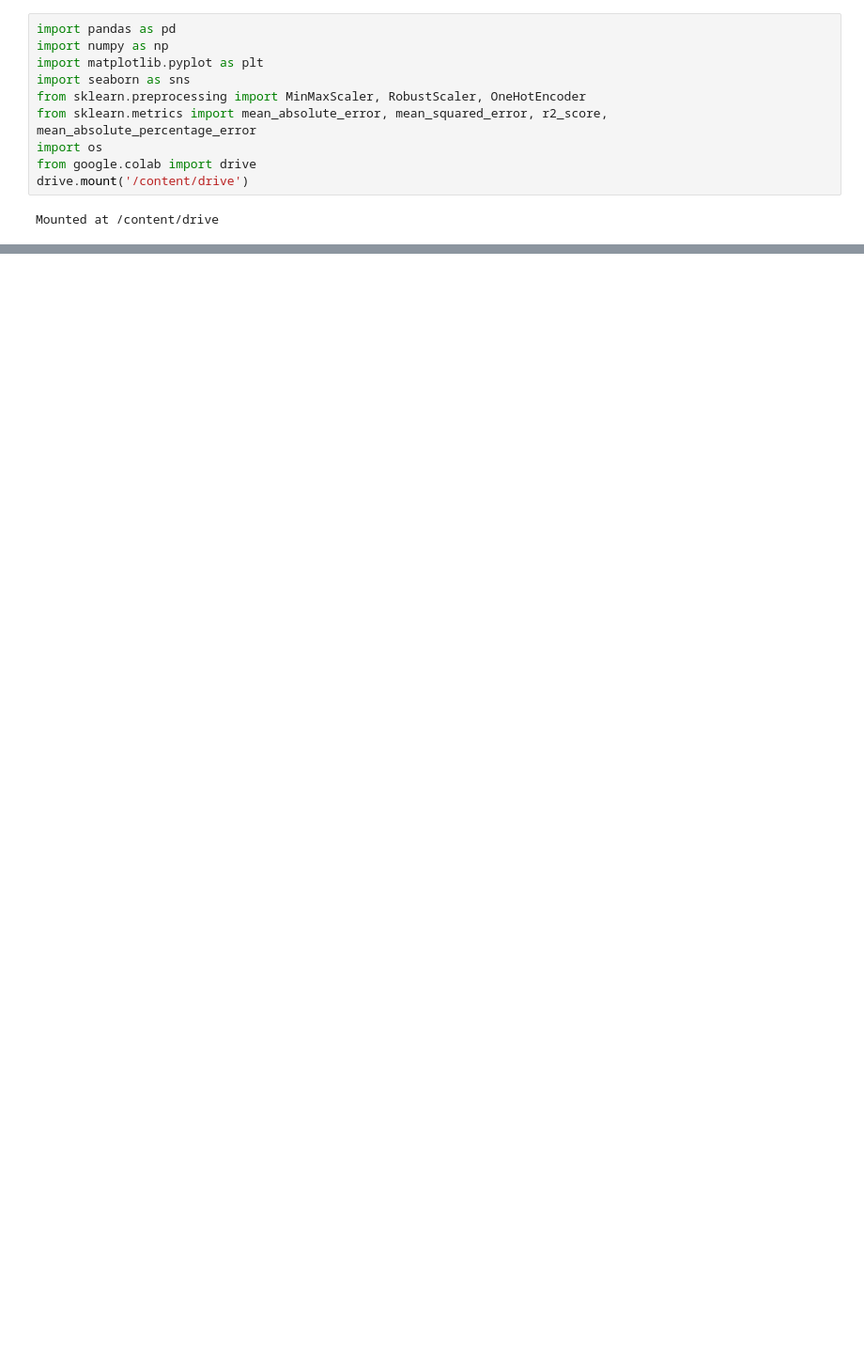
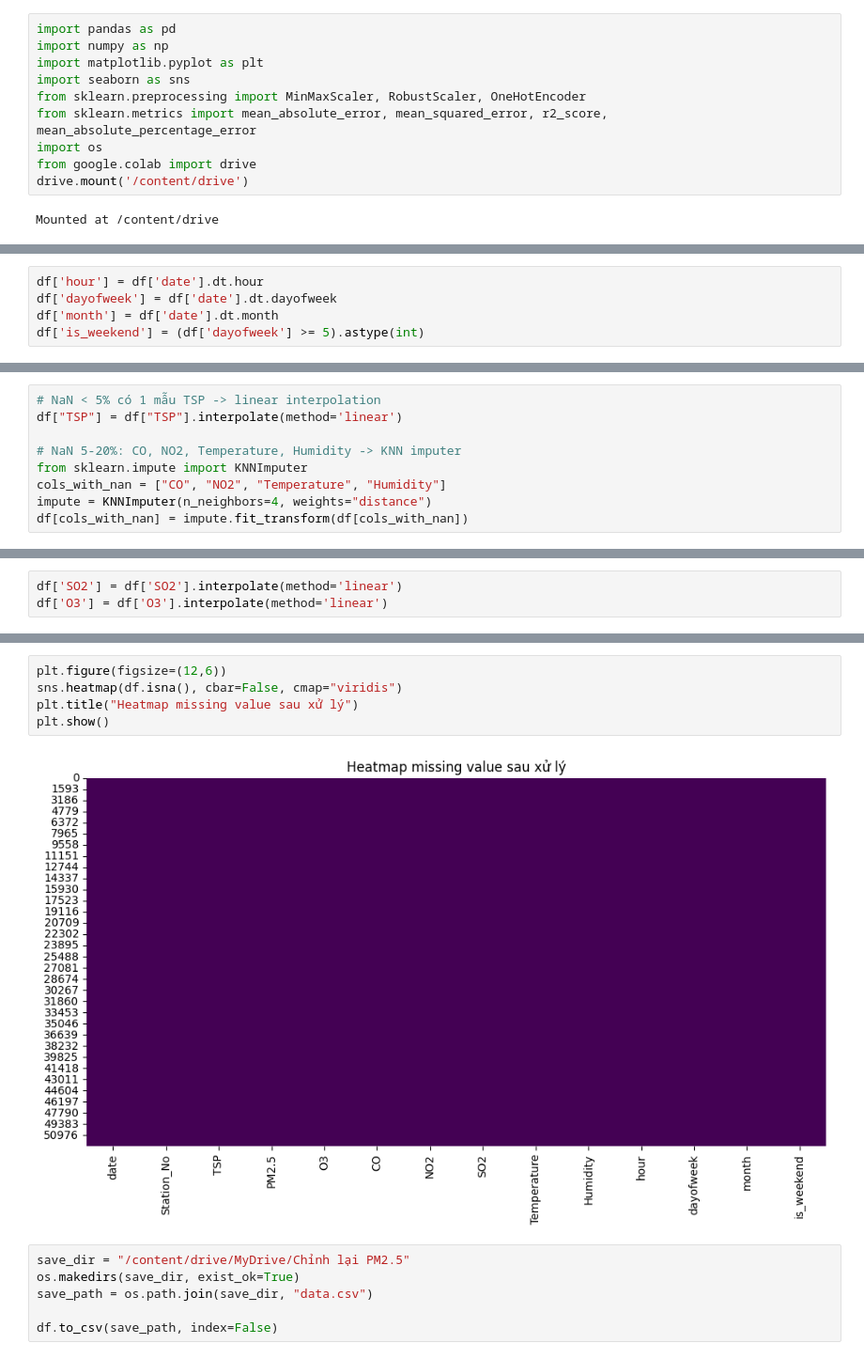
Before and after one commit to pvnhuong2405/PM25-timeseries-forecasting, a Jupyter notebook: PM2.5(t+1).ipynb, the cells around one changed output, grey strips where cells are left out. Shown: that part at 94% size. Saved outputs shown, nothing was run; the diff lists cells and outputs as text; blank space fills up the shorter version.

```diff
--- a/PM2.5(t+1).ipynb
+++ b/PM2.5(t+1).ipynb
@@ -462,0 +191,5 @@ cp: cannot stat '/content/drive/MyDrive/bi-LSTM, RNN, GRU/Data/AirQualityHoChiMi
+# %%
+df['hour'] = df['date'].dt.hour
+df['dayofweek'] = df['date'].dt.dayofweek
+df['month'] = df['date'].dt.month
+df['is_weekend'] = (df['dayofweek'] >= 5).astype(int)
@@ -462,0 +206,9 @@ cp: cannot stat '/content/drive/MyDrive/bi-LSTM, RNN, GRU/Data/AirQualityHoChiMi
+# %%
+# NaN < 5% có 1 mẫu TSP -> linear interpolation
+df["TSP"] = df["TSP"].interpolate(method='linear')
+
+# NaN 5-20%: CO, NO2, Temperature, Humidity -> KNN imputer
+from sklearn.impute import KNNImputer
+cols_with_nan = ["CO", "NO2", "Temperature", "Humidity"]
+impute = KNNImputer(n_neighbors=4, weights="distance")
+df[cols_with_nan] = impute.fit_transform(df[cols_with_nan])
@@ -462,0 +225,3 @@ cp: cannot stat '/content/drive/MyDrive/bi-LSTM, RNN, GRU/Data/AirQualityHoChiMi
+# %%
+df['SO2'] = df['SO2'].interpolate(method='linear')
+df['O3'] = df['O3'].interpolate(method='linear')
@@ -462,0 +243,13 @@ cp: cannot stat '/content/drive/MyDrive/bi-LSTM, RNN, GRU/Data/AirQualityHoChiMi
+# %%
+plt.figure(figsize=(12,6))
+sns.heatmap(df.isna(), cbar=False, cmap="viridis")
+plt.title("Heatmap missing value sau xử lý")
+plt.show()
+# %% [output]
+[figure, added]
+# %%
+save_dir = "/content/drive/MyDrive/Chỉnh lại PM2.5"
+os.makedirs(save_dir, exist_ok=True)
+save_path = os.path.join(save_dir, "data.csv")
+
+df.to_csv(save_path, index=False)
```
Also changed, not shown: parts of 91 cells of this notebook.
